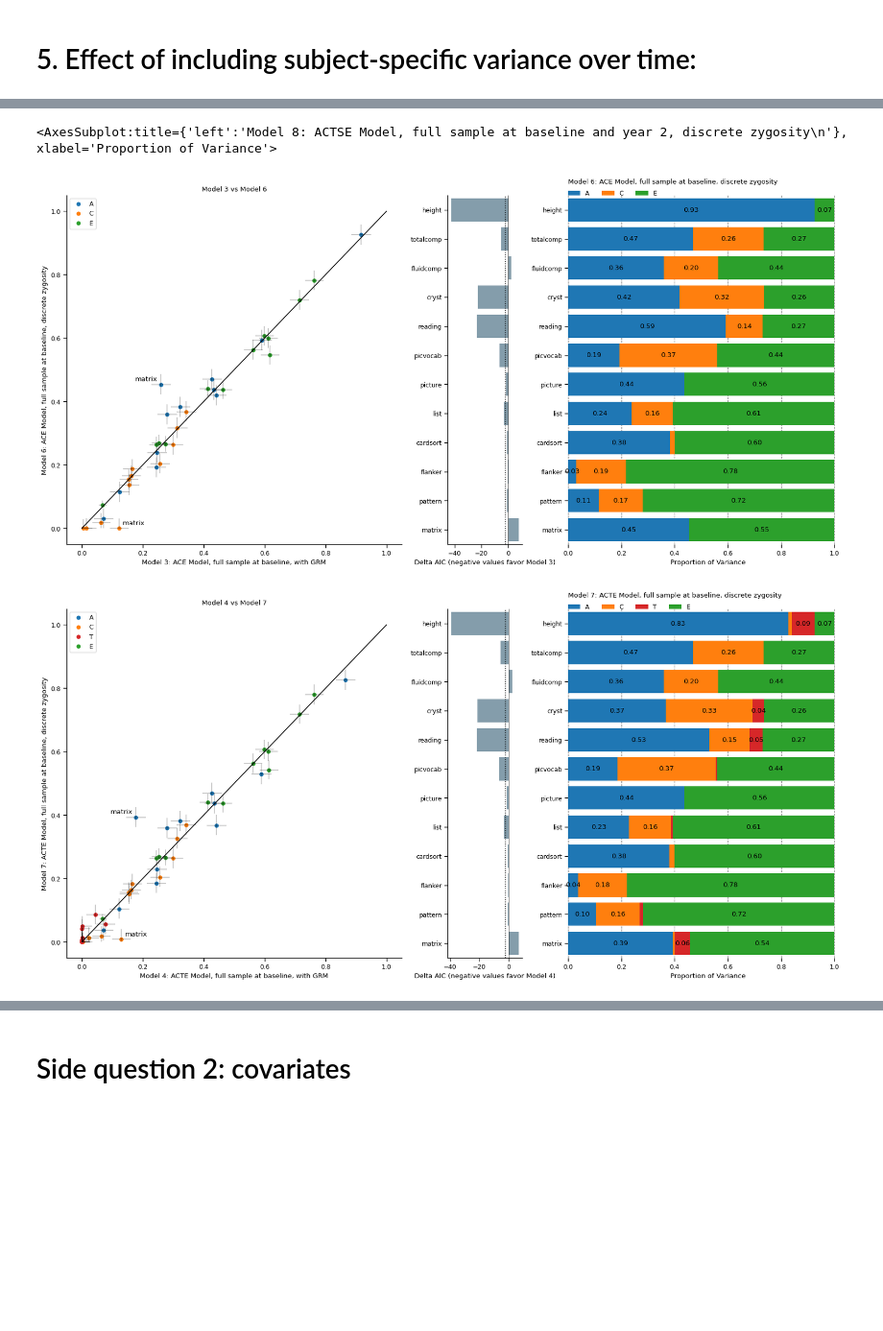
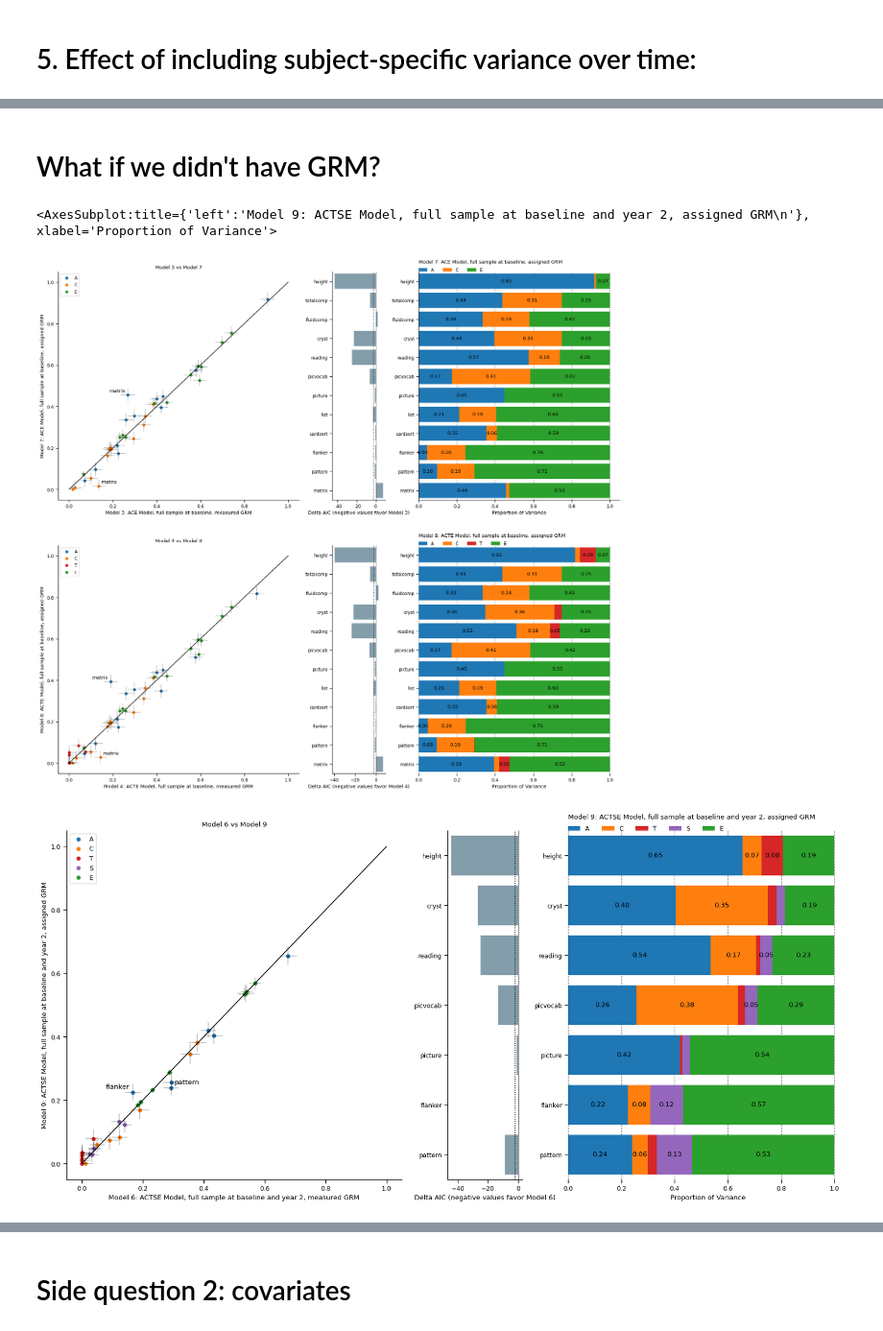
Before and after one commit to dmysmith/random_effects, a Jupyter notebook: behavioral/scripts/visualize_python.ipynb, the cells around one changed output, grey strips where cells are left out. Shown at 96% size. Drawn from its saved outputs; the diff is of its cells as text; code cells hidden in the pictures; blank space fills up the shorter version.

Commit message:
analyses for paper

```diff
--- a/behavioral/scripts/visualize_python.ipynb
+++ b/behavioral/scripts/visualize_python.ipynb
@@ -25,8 +25,8 @@ models = pd.DataFrame(fstem_imaging, columns =['shortname'])
 models['title'] = titles
 models['RandomEffects'] = RandomEffects
 # %%
-models['y2_only'] = [False, False, False, False, True, False, False, True, False, \
-                     False, False, False, True, True, True, True]
+models['y2_only'] = [False, False, False, False, True, True, False, False, True, False, \
+                     False, False, False, True, True, True, True, True]
 # %%
 baseline_phenos = ["matrix", "pattern", "flanker",  "cardsort", "list", "picture", \
                    "picvocab", "reading", "cryst", "fluidcomp", "totalcomp", "height"]
@@ -161,12 +176,14 @@ def compare_models(name1, name2, sig2mat, models, ax = None, lbl = None):
     tmp = model1.merge(model2, on = ['pheno', 'param'], suffixes = ['_model1', '_model2'])
 
     tmp['param'] = tmp['param'].replace('F','C')
-
+#     print(tmp[tmp['param']=='A'])
     ax = ax or plt.gca()
 
     groups = tmp.groupby('param')
     for name, group in groups:
-        ax.plot(group.est_model1, group.est_model2, marker='o', linestyle='', markersize=5, label=name)
+        ax.plot(group.est_model1, group.est_model2, marker='o', linestyle='',
+                markersize=5, label=name, color = my_colors(name)[0])
+
 
     #get handles and labels
     handles, labels = plt.gca().get_legend_handles_labels()
@@ -174,16 +191,13 @@ def compare_models(name1, name2, sig2mat, models, ax = None, lbl = None):
     #specify order of items in legend
     if len(labels) == 3:
         order = [0,1,2]
-    else:
+    elif len(labels) == 4:
         order = [0,1,3,2]
+    elif len(labels) == 5:
+        order = [0,1,4,3,2]
 
     #add legend to plot
     ax.legend([handles[idx] for idx in order],[labels[idx] for idx in order])
-
-#     plt.legend()
-
-    sns.set_context("paper")
-
 
     # creating error
     x_errormin = tmp['errormin_model1']
@@ -214,7 +228,6 @@ def compare_models(name1, name2, sig2mat, models, ax = None, lbl = None):
     # add labels
     tmp['diff'] = tmp['est_model1'] - tmp['est_model2']
 
-#     print(tmp[tmp['diff'] > 0.05])
     if(lbl):
 
         if type(lbl) == float:
@@ -249,6 +262,5 @@ def compare_models(name1, name2, sig2mat, models, ax = None, lbl = None):
 #     plt.show()
     return ax
 
-# # for debugging
-# compare_models("model3", "model2", sig2mat, models, lbl = [("totalcomp", "A"), ("fluidcomp", "A"),
-#                                                            ("totalcomp", "C")])
+# for debugging
+compare_models("model1", "openmx", sig2mat, models)
@@ -541,3 +548,5 @@ fig.tight_layout()
+# %% [markdown]
+# What if we didn't have GRM?
 # %%
 # compare_models("model5", "s1_assigngrm_m5", sig2mat, models)
 
@@ -546,8 +555,8 @@ fig.tight_layout()
 ## MODEL 3 WITH ASSIGNED GRM
 
 # Setting up the plot surface
-fig = plt.figure(figsize=(20, 9))
-gs = GridSpec(nrows=1, ncols=3, width_ratios = [9,2,7.5])
+fig = plt.figure(figsize=(20, 18))
+gs = GridSpec(nrows=2, ncols=3, width_ratios = [9,2,7.5])
 
 # Left axes
 ax0 = fig.add_subplot(gs[0, 0])
@@ -562,41 +571,41 @@ ax2=fig.add_subplot(gs[0, 2], sharey=ax1)
 stacked_bar("s1_assigngrm_m3", sig2mat, models, ax=ax2)
 
 ## MODEL 4 WITH ASSIGNED GRM
 
-# Setting up the plot surface
-fig = plt.figure(figsize=(20, 9))
-gs = GridSpec(nrows=1, ncols=3, width_ratios = [9,2,7.5])
+# # Setting up the plot surface
+# fig = plt.figure(figsize=(20, 9))
+# gs = GridSpec(nrows=1, ncols=3, width_ratios = [9,2,7.5])
 
 # Left axes
-ax0 = fig.add_subplot(gs[0, 0])
+ax0 = fig.add_subplot(gs[1, 0])
 compare_models("model4", "s1_assigngrm_m4", sig2mat, models, ax=ax0, lbl = .1)
 
 # Middle axes
-ax1=fig.add_subplot(gs[0,1])
+ax1=fig.add_subplot(gs[1,1])
 plot_aic("model4", "s1_assigngrm_m4", model, models, baseline_phenos, label =-2)
 
 # Right axes
-ax2=fig.add_subplot(gs[0, 2], sharey=ax1)
+ax2=fig.add_subplot(gs[1, 2], sharey=ax1)
 stacked_bar("s1_assigngrm_m4", sig2mat, models, ax=ax2)
 
 ## MODEL 5 WITH ASSIGNED GRM
 
 # Setting up the plot surface
 fig = plt.figure(figsize=(20, 9))
 gs = GridSpec(nrows=1, ncols=3, width_ratios = [9,2,7.5])
 
 # Left axes
 ax0 = fig.add_subplot(gs[0, 0])
-compare_models("model5", "s1_assigngrm_m5", sig2mat, models, ax=ax0, lbl = .05)
+compare_models("model6", "s1_assigngrm_m5", sig2mat, models, ax=ax0, lbl = .05)
 
 # Middle axes
 ax1=fig.add_subplot(gs[0,1])
-plot_aic("model5", "s1_assigngrm_m5", model, models, y2_phenos, label =-2)
+plot_aic("model6", "s1_assigngrm_m5", model, models, y2_phenos, label =-2)
 
 # Right axes
 ax2=fig.add_subplot(gs[0, 2], sharey=ax1)
 stacked_bar("s1_assigngrm_m5", sig2mat, models, ax=ax2)
 # %% [output]
-<AxesSubplot:title={'left':'Model 8: ACTSE Model, full sample at baseline and year 2, discrete zygosity\n'}, xlabel='Proportion of Variance'>
+<AxesSubplot:title={'left':'Model 9: ACTSE Model, full sample at baseline and year 2, assigned GRM\n'}, xlabel='Proportion of Variance'>
-[figure, old version]
+[figure, new version]
-[figure, old version]
+[figure, new version]
```
Also changed, not shown: parts of 25 cells of this notebook, 5 other files.
